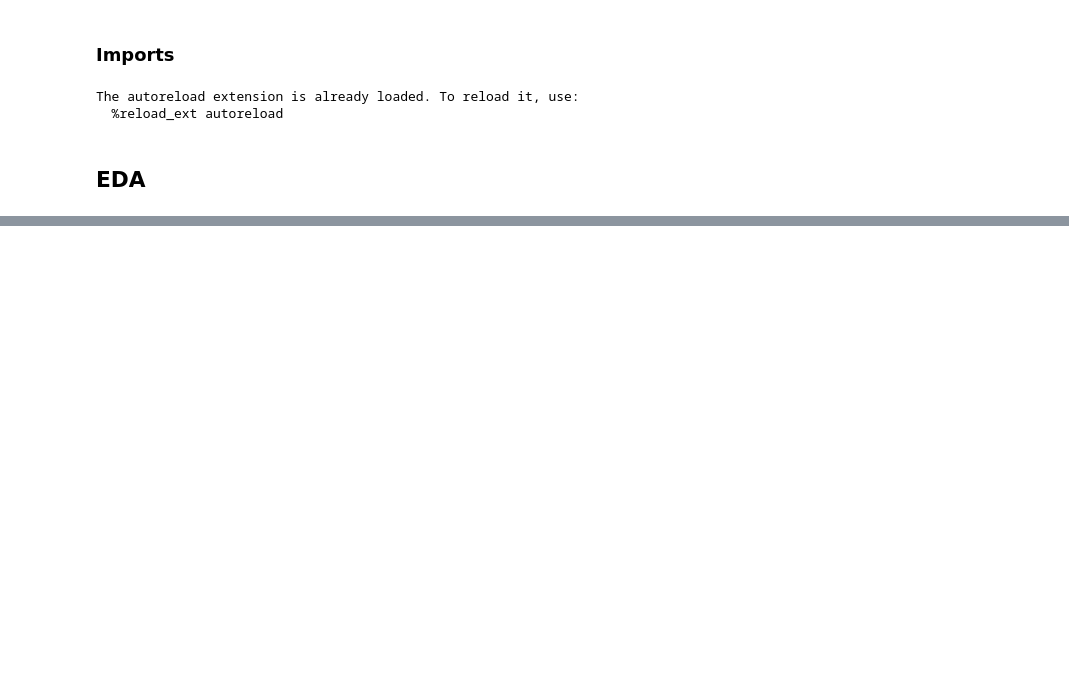
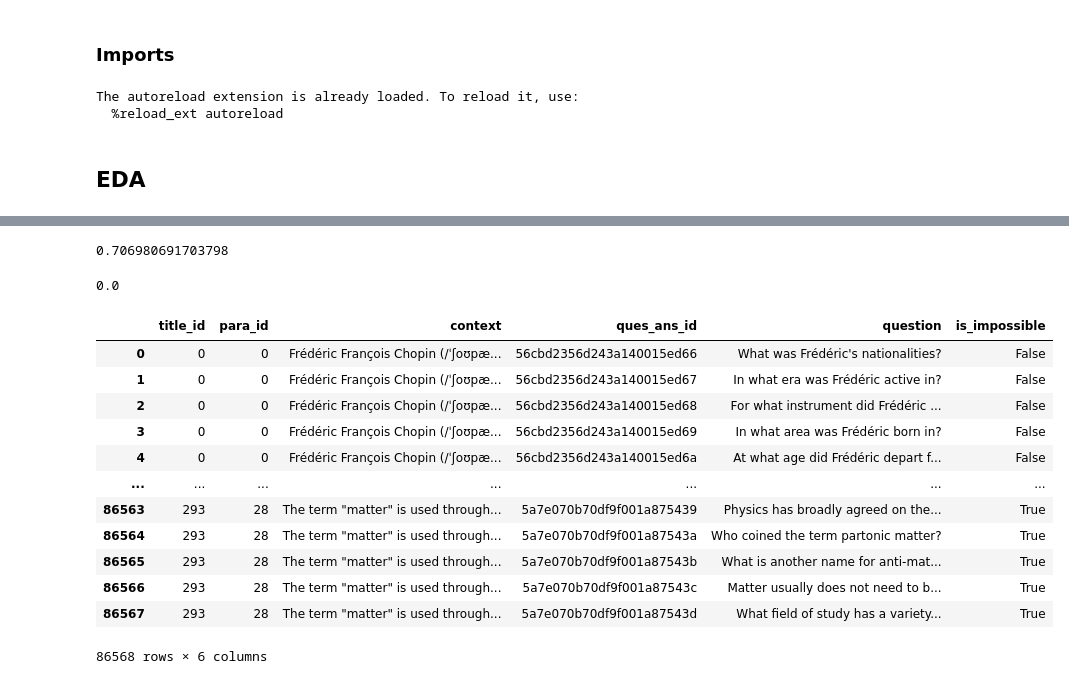
Before and after one commit to ShivnarenSrinivasan/autoreply, a Jupyter notebook: modeling/eda.ipynb, the cells around one changed output, grey strips where cells are left out. Cells and saved outputs as stored; diff of their text form; code cells hidden in the pictures; blank space fills up the shorter version.

```diff
--- a/modeling/eda.ipynb
+++ b/modeling/eda.ipynb
@@ -67,2 +57,0 @@ _qa.head()
-# %%
-misc = misc_data.load()
@@ -108,0 +58,2 @@ db.answer.head()
+# %%
+db = misc_data.DBResult.load()
@@ -108,0 +678,29 @@ db.answer.head()
+# %%
+sum(val.accuracy * val.n_ques for val in vals.values()) / sum(
+    val.n_ques for val in vals.values()
+)
+# %% [output]
+0.706980691703798
+# %%
+para = db.paragraph
+ques = db.ques_ans
+# %%
+metrics.accuracy_score([[1, 2]], [[2, 2]])
+# %% [output]
+0.0
+# %%
+pd.merge(para, db.ques_ans, on=['title_id', 'para_id'])
+# %% [output]
+|  | title_id | para_id | context | ques_ans_id | question | is_impossible |
+| 0 | 0 | 0 | Frédéric François Chopin (/ˈʃoʊpæ... | 56cbd2356d243a140015ed66 | What was Frédéric's nationalities? | False |
+| 1 | 0 | 0 | Frédéric François Chopin (/ˈʃoʊpæ... | 56cbd2356d243a140015ed67 | In what era was Frédéric active in? | False |
+| 2 | 0 | 0 | Frédéric François Chopin (/ˈʃoʊpæ... | 56cbd2356d243a140015ed68 | For what instrument did Frédéric ... | False |
+| 3 | 0 | 0 | Frédéric François Chopin (/ˈʃoʊpæ... | 56cbd2356d243a140015ed69 | In what area was Frédéric born in? | False |
+| 4 | 0 | 0 | Frédéric François Chopin (/ˈʃoʊpæ... | 56cbd2356d243a140015ed6a | At what age did Frédéric depart f... | False |
+| ... | ... | ... | ... | ... | ... | ... |
+| 86563 | 293 | 28 | The term "matter" is used through... | 5a7e070b70df9f001a875439 | Physics has broadly agreed on the... | True |
+| 86564 | 293 | 28 | The term "matter" is used through... | 5a7e070b70df9f001a87543a | Who coined the term partonic matter? | True |
+| 86565 | 293 | 28 | The term "matter" is used through... | 5a7e070b70df9f001a87543b | What is another name for anti-mat... | True |
+| 86566 | 293 | 28 | The term "matter" is used through... | 5a7e070b70df9f001a87543c | Matter usually does not need to b... | True |
+| 86567 | 293 | 28 | The term "matter" is used through... | 5a7e070b70df9f001a87543d | What field of study has a variety... | True |
+86568 rows × 6 columns
```
Also changed, not shown: parts of 137 cells of this notebook, 6 other files.
